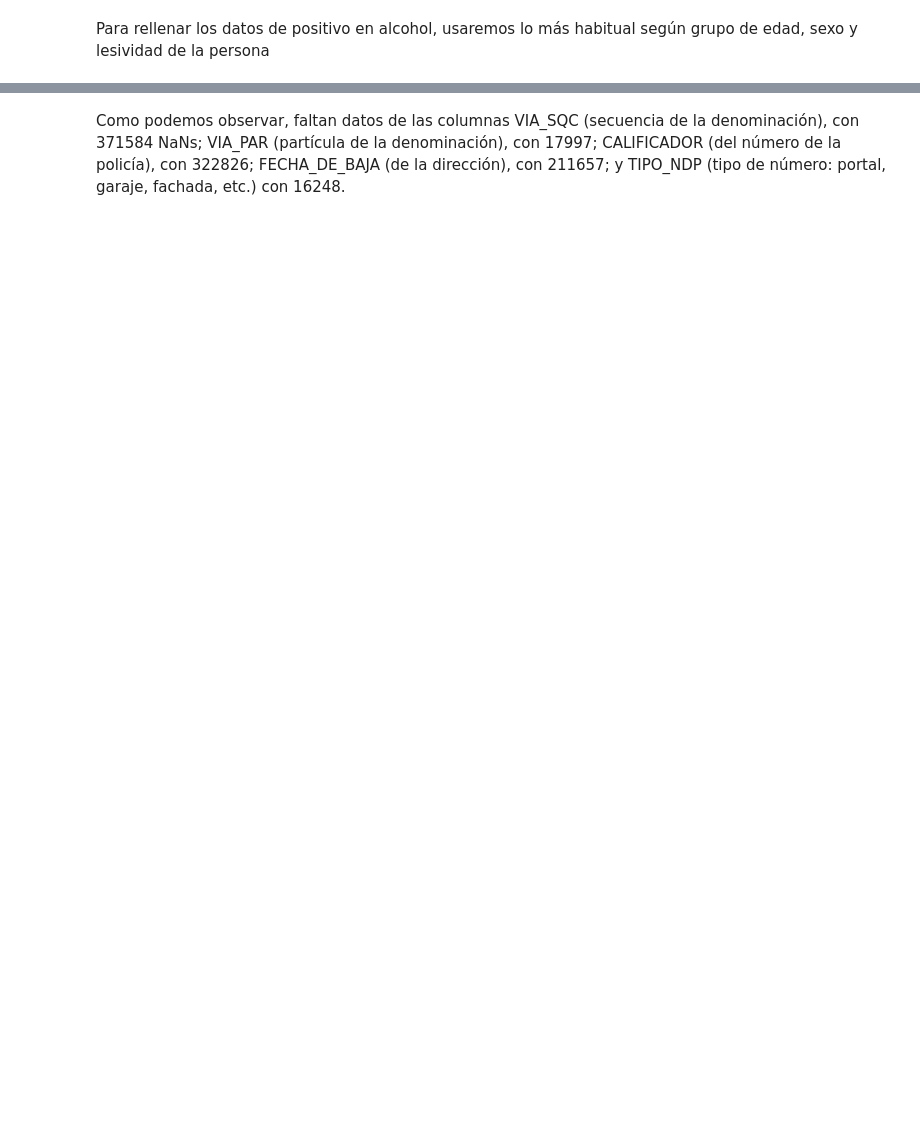
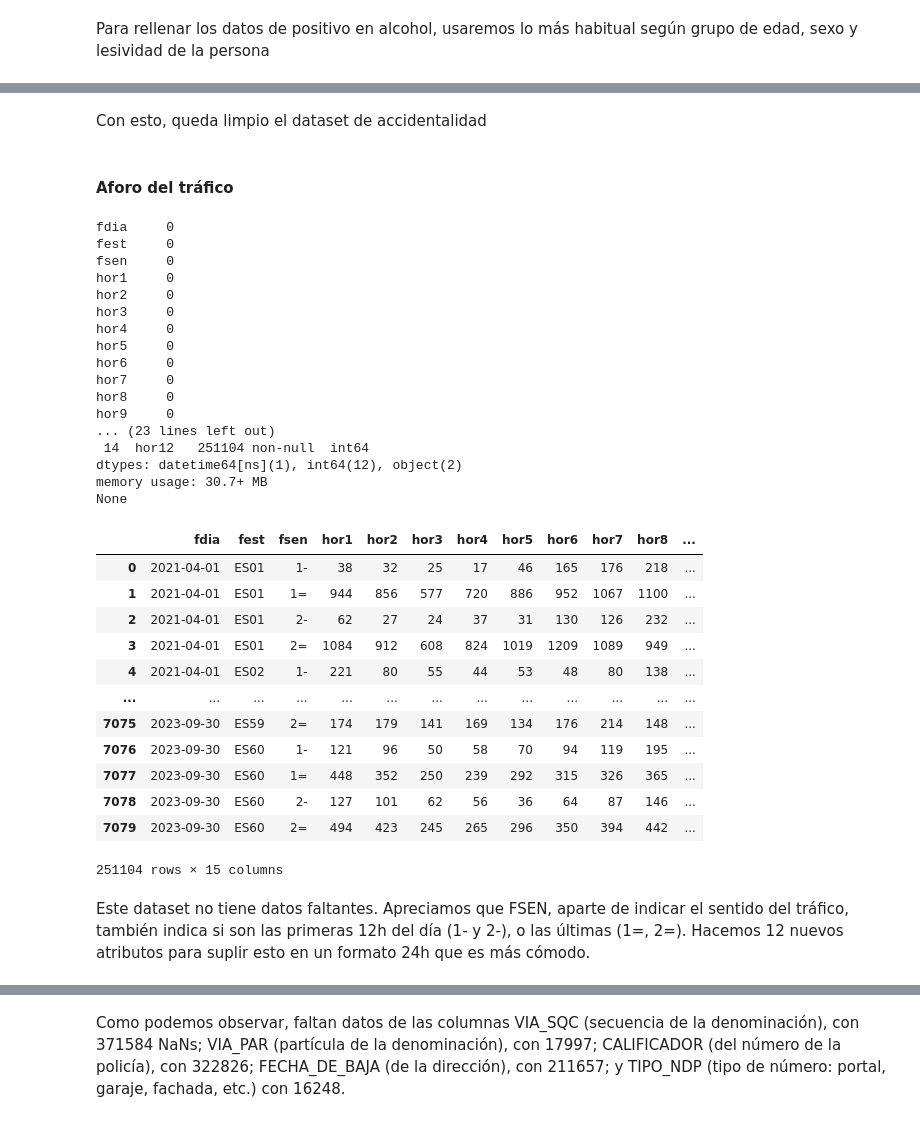
Before and after one commit to paula-gomezlucas/POD, a Jupyter notebook: POD1_Limpieza.ipynb, the cells around one changed output, grey strips where cells are left out. Cells and saved outputs as stored; diff of their text form; code cells hidden in the pictures; blank space fills up the shorter version.

```diff
--- a/POD1_Limpieza.ipynb
+++ b/POD1_Limpieza.ipynb
@@ -888,0 +770,6 @@ None
+# %%
+ds['accidentalidad']['positiva_alcohol'] = ds['accidentalidad'].groupby(['rango_edad','sexo','lesividad'])['positiva_alcohol'].transform(lambda x: x.fillna(x.mode()[0] if not x.mode().empty                                                                                                        else "Empty"))
+# %%
+ds['accidentalidad'] = ds['accidentalidad'][ds['accidentalidad'].distrito != '13.0']
+# %%
+ds['accidentalidad'] = ds['accidentalidad'].loc[ds['accidentalidad']['tipo_accidente'] != 13.0]
@@ -888,0 +796,4 @@ None
+# %%
+ds['accidentalidad']['tipo_vehiculo'] = ds['accidentalidad']['tipo_vehiculo'].astype('category')
+ds['accidentalidad']['positiva_alcohol'] = ds['accidentalidad']['positiva_alcohol'].astype('category')
+ds['accidentalidad']['estado_meteorológico'] = ds['accidentalidad']['estado_meteorológico'].astype('category')
@@ -888,0 +820,2 @@ None
+# %% [markdown]
+Con esto, queda limpio el dataset de accidentalidad
@@ -888,0 +824,36 @@ None
+# %% [markdown]
+#### Aforo del tráfico
+# %%
+get_info('estaciones')
+ds['estaciones']
+# %% [output]
+fdia     0
+fest     0
+fsen     0
+hor1     0
+hor2     0
+hor3     0
+hor4     0
+hor5     0
+hor6     0
+hor7     0
+hor8     0
+hor9     0
+... (23 lines left out)
+ 14  hor12   251104 non-null  int64
+dtypes: datetime64[ns](1), int64(12), object(2)
+memory usage: 30.7+ MB
+None
+|  | fdia | fest | fsen | hor1 | hor2 | hor3 | hor4 | hor5 | hor6 | hor7 | hor8 | ... |
+| 0 | 2021-04-01 | ES01 | 1- | 38 | 32 | 25 | 17 | 46 | 165 | 176 | 218 | ... |
+| 1 | 2021-04-01 | ES01 | 1= | 944 | 856 | 577 | 720 | 886 | 952 | 1067 | 1100 | ... |
+| 2 | 2021-04-01 | ES01 | 2- | 62 | 27 | 24 | 37 | 31 | 130 | 126 | 232 | ... |
+| 3 | 2021-04-01 | ES01 | 2= | 1084 | 912 | 608 | 824 | 1019 | 1209 | 1089 | 949 | ... |
+| 4 | 2021-04-01 | ES02 | 1- | 221 | 80 | 55 | 44 | 53 | 48 | 80 | 138 | ... |
+| ... | ... | ... | ... | ... | ... | ... | ... | ... | ... | ... | ... | ... |
+| 7075 | 2023-09-30 | ES59 | 2= | 174 | 179 | 141 | 169 | 134 | 176 | 214 | 148 | ... |
+| 7076 | 2023-09-30 | ES60 | 1- | 121 | 96 | 50 | 58 | 70 | 94 | 119 | 195 | ... |
+| 7077 | 2023-09-30 | ES60 | 1= | 448 | 352 | 250 | 239 | 292 | 315 | 326 | 365 | ... |
+| 7078 | 2023-09-30 | ES60 | 2- | 127 | 101 | 62 | 56 | 36 | 64 | 87 | 146 | ... |
+| 7079 | 2023-09-30 | ES60 | 2= | 494 | 423 | 245 | 265 | 296 | 350 | 394 | 442 | ... |
+251104 rows × 15 columns
@@ -888,0 +865,2 @@ None
+# %% [markdown]
+Este dataset no tiene datos faltantes. Apreciamos que FSEN, aparte de indicar el sentido del tráfico, también indica si son las primeras 12h del día (1- y 2-), o las últimas (1=, 2=). Hacemos 12 nuevos atributos para suplir esto en un formato 24h que es más cómodo.
```
Also changed, not shown: parts of 190 cells of this notebook, 3 other files.
